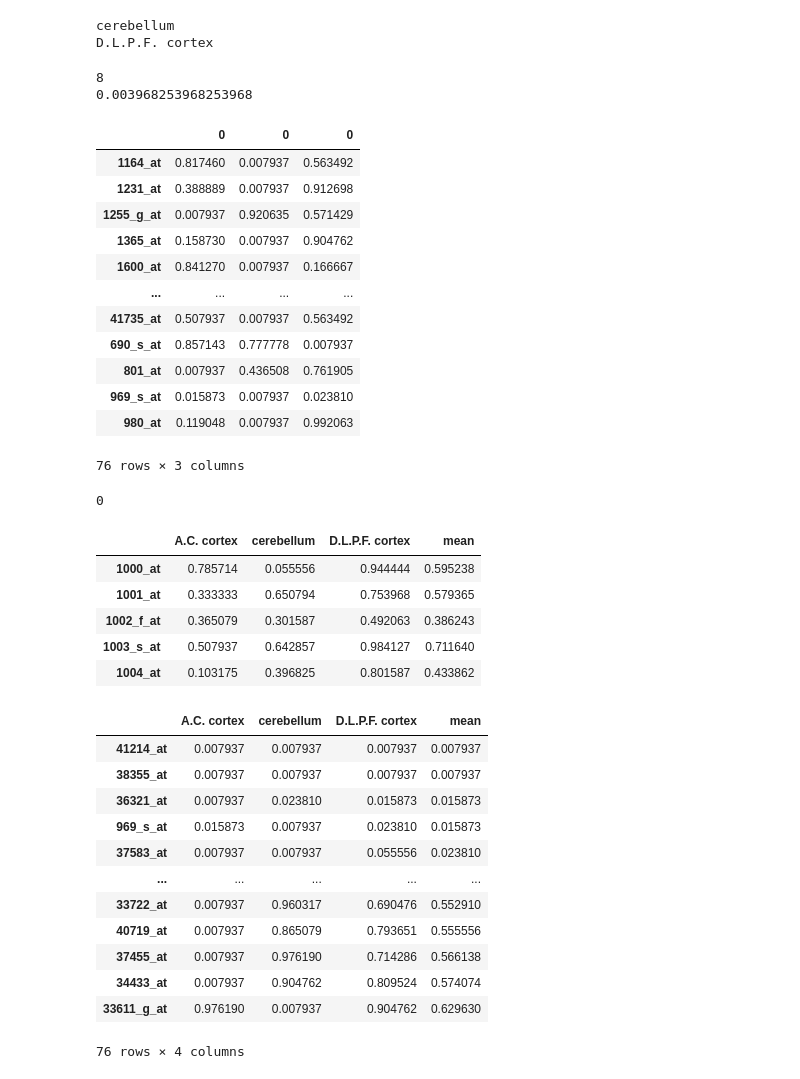
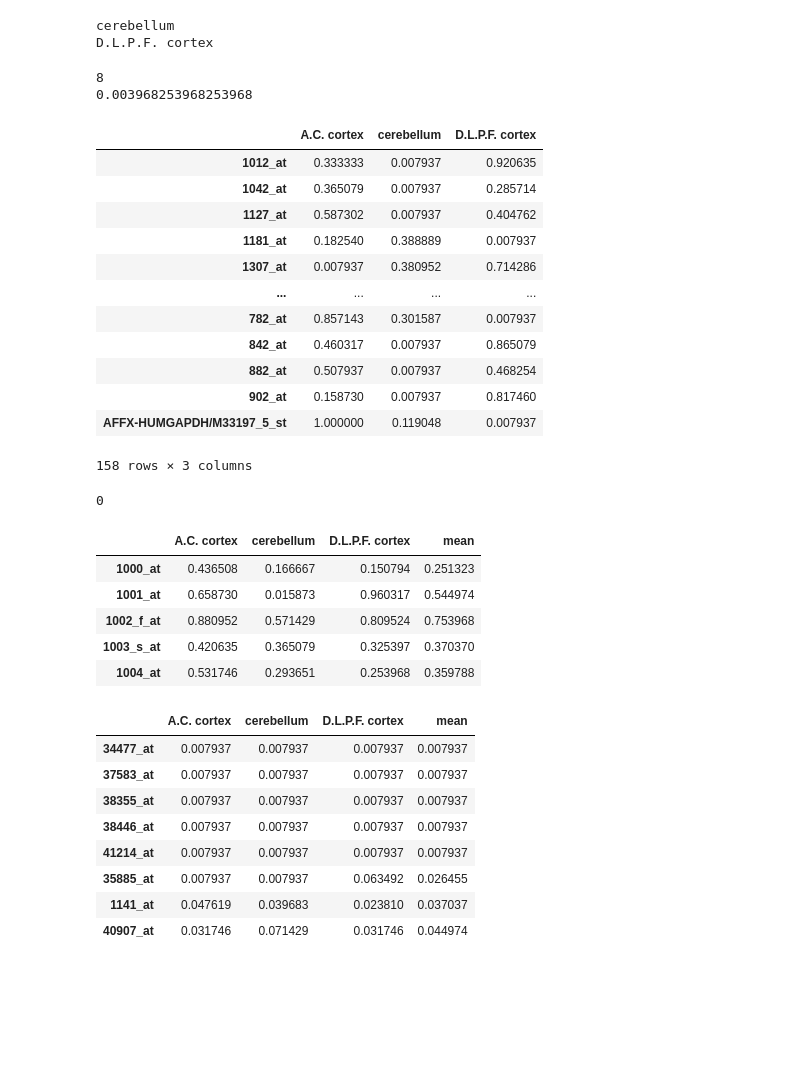
Before and after one commit to unique-subedi/604-gene-expression, a Jupyter notebook: Xinhe_gene_expression_master.ipynb, the cells around one changed output. Cells and saved outputs as stored; diff of their text form; code cells hidden in the pictures; blank space fills up the shorter version.

```diff
--- a/Xinhe_gene_expression_master.ipynb
+++ b/Xinhe_gene_expression_master.ipynb
@@ -81,6 +81,12 @@ samples.head()
 | 01_c_I_f_2.CEL | patient_01 | female | cerebellum | Irvine | v2 |
 # %%
 # normalization
+genes.at["AFFX-BioDn-3_at", 'chrom'] = float("Nan")
+genes_control = genes[['AFFX' in s for s in genes.index]]
+genes_control = genes_control[['HUM' not in s for s in genes_control.index]]
+genes_control = genes_control[['hum' not in s for s in genes_control.index]]
+genes_bac_index = genes_control[genes_control.chrom.isnull() & genes_control.sym.isnull()].index
+
 genes_Y_crom = genes[genes.chrom == "Y"].index
 genes_bac_index = genes[genes.sym.isnull() & genes.chrom.isnull()].index
 print(genes_bac_index.shape)
@@ -111,6 +117,6 @@ express_samp.head()
 5 rows × 12605 columns
 # %%
-express_samp_UM = express_samp[express_samp.lab == "Michigan"]
+express_samp_UM = express_samp[express_samp.lab == "Irvine"]
 
 p_values = pd.DataFrame()
 
@@ -167,19 +173,19 @@ p_values[p_values.min(axis=1) <= 0.008]
 # %% [output]
 8
 0.003968253968253968
-|  | 0 | 0 | 0 |
-| 1164_at | 0.817460 | 0.007937 | 0.563492 |
-| 1231_at | 0.388889 | 0.007937 | 0.912698 |
-| 1255_g_at | 0.007937 | 0.920635 | 0.571429 |
-| 1365_at | 0.158730 | 0.007937 | 0.904762 |
-| 1600_at | 0.841270 | 0.007937 | 0.166667 |
+|  | A.C. cortex | cerebellum | D.L.P.F. cortex |
+| 1012_at | 0.333333 | 0.007937 | 0.920635 |
+| 1042_at | 0.365079 | 0.007937 | 0.285714 |
+| 1127_at | 0.587302 | 0.007937 | 0.404762 |
+| 1181_at | 0.182540 | 0.388889 | 0.007937 |
+| 1307_at | 0.007937 | 0.380952 | 0.714286 |
 | ... | ... | ... | ... |
-| 41735_at | 0.507937 | 0.007937 | 0.563492 |
-| 690_s_at | 0.857143 | 0.777778 | 0.007937 |
-| 801_at | 0.007937 | 0.436508 | 0.761905 |
-| 969_s_at | 0.015873 | 0.007937 | 0.023810 |
-| 980_at | 0.119048 | 0.007937 | 0.992063 |
+| 782_at | 0.857143 | 0.301587 | 0.007937 |
+| 842_at | 0.460317 | 0.007937 | 0.865079 |
+| 882_at | 0.507937 | 0.007937 | 0.468254 |
+| 902_at | 0.158730 | 0.007937 | 0.817460 |
+| AFFX-HUMGAPDH/M33197_5_st | 1.000000 | 0.119048 | 0.007937 |
-76 rows × 3 columns
+158 rows × 3 columns
 # %%
 bonferr = multipletests(p_values.iloc[:,0], method='fdr_bh')[0]
 sum(bonferr)
@@ -191,25 +197,21 @@ p_values_mean = pd.concat([p_values, pd.DataFrame(p_values.mean(axis=1), columns
 p_values_mean.head()
 # %% [output]
 |  | A.C. cortex | cerebellum | D.L.P.F. cortex | mean |
-| 1000_at | 0.785714 | 0.055556 | 0.944444 | 0.595238 |
-| 1001_at | 0.333333 | 0.650794 | 0.753968 | 0.579365 |
-| 1002_f_at | 0.365079 | 0.301587 | 0.492063 | 0.386243 |
-| 1003_s_at | 0.507937 | 0.642857 | 0.984127 | 0.711640 |
-| 1004_at | 0.103175 | 0.396825 | 0.801587 | 0.433862 |
+| 1000_at | 0.436508 | 0.166667 | 0.150794 | 0.251323 |
+| 1001_at | 0.658730 | 0.015873 | 0.960317 | 0.544974 |
+| 1002_f_at | 0.880952 | 0.571429 | 0.809524 | 0.753968 |
+| 1003_s_at | 0.420635 | 0.365079 | 0.325397 | 0.370370 |
+| 1004_at | 0.531746 | 0.293651 | 0.253968 | 0.359788 |
 # %%
-p_values_mean[p_values.min(axis=1) <= 0.008].sort_values(by=['mean'], axis=0)
+p_values_mean[p_values.mean(axis=1) <= 0.05].sort_values(by=['mean'], axis=0)
 # %% [output]
 |  | A.C. cortex | cerebellum | D.L.P.F. cortex | mean |
+| 34477_at | 0.007937 | 0.007937 | 0.007937 | 0.007937 |
+| 37583_at | 0.007937 | 0.007937 | 0.007937 | 0.007937 |
+| 38355_at | 0.007937 | 0.007937 | 0.007937 | 0.007937 |
+| 38446_at | 0.007937 | 0.007937 | 0.007937 | 0.007937 |
 | 41214_at | 0.007937 | 0.007937 | 0.007937 | 0.007937 |
-| 38355_at | 0.007937 | 0.007937 | 0.007937 | 0.007937 |
-| 36321_at | 0.007937 | 0.023810 | 0.015873 | 0.015873 |
-| 969_s_at | 0.015873 | 0.007937 | 0.023810 | 0.015873 |
-| 37583_at | 0.007937 | 0.007937 | 0.055556 | 0.023810 |
-| ... | ... | ... | ... | ... |
-| 33722_at | 0.007937 | 0.960317 | 0.690476 | 0.552910 |
-| 40719_at | 0.007937 | 0.865079 | 0.793651 | 0.555556 |
-| 37455_at | 0.007937 | 0.976190 | 0.714286 | 0.566138 |
-| 34433_at | 0.007937 | 0.904762 | 0.809524 | 0.574074 |
-| 33611_g_at | 0.976190 | 0.007937 | 0.904762 | 0.629630 |
+| 35885_at | 0.007937 | 0.007937 | 0.063492 | 0.026455 |
+| 1141_at | 0.047619 | 0.039683 | 0.023810 | 0.037037 |
+| 40907_at | 0.031746 | 0.071429 | 0.031746 | 0.044974 |
-76 rows × 4 columns
 # %%
```
Also changed, not shown: parts of 12 cells of this notebook.
